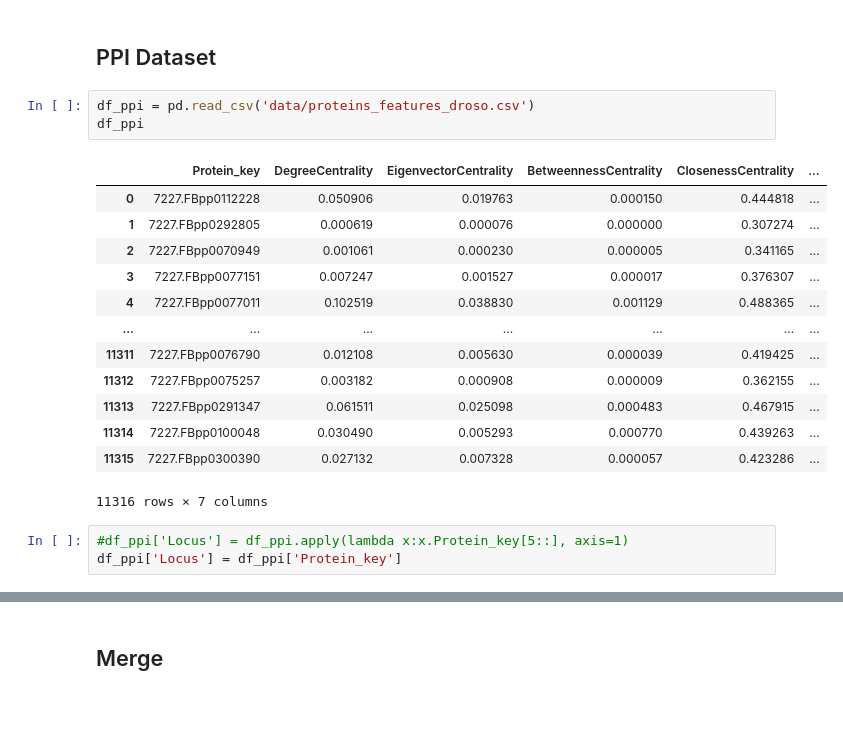
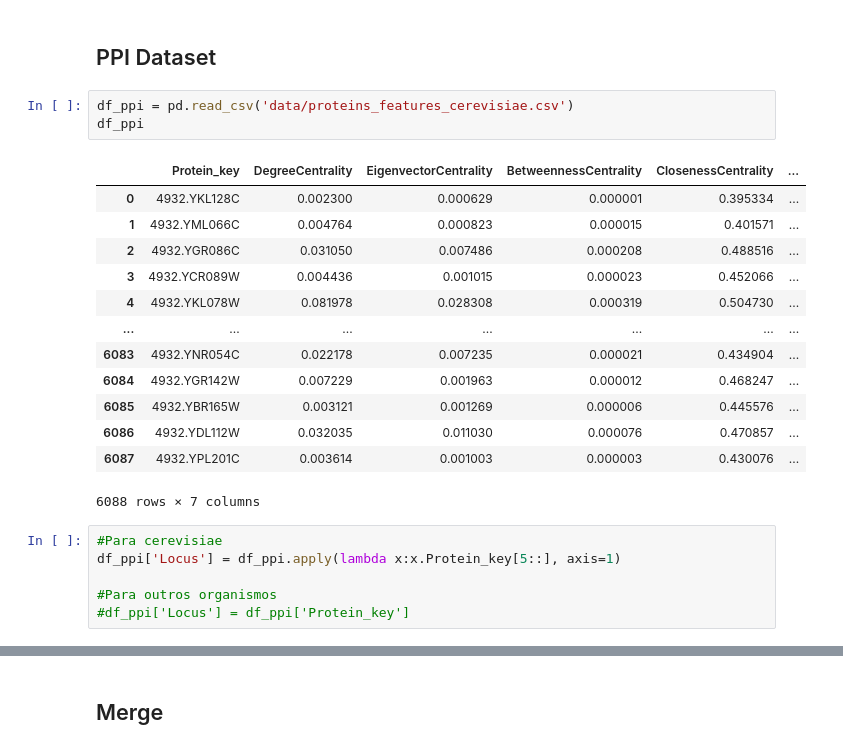
Before and after one commit to JessicaIta/sequence-protein-features, a Jupyter notebook: sequence-protein-features.ipynb, the cells around one changed output, grey strips where cells are left out. Drawn from its saved outputs; the diff is of its cells as text; blank space fills up the shorter version.

```diff
--- a/sequence-protein-features.ipynb
+++ b/sequence-protein-features.ipynb
@@ -129,25 +145,28 @@ df_bio
 # %% [markdown]
 ## PPI Dataset
 # %%
-df_ppi = pd.read_csv('data/proteins_features_droso.csv')
+df_ppi = pd.read_csv('data/proteins_features_cerevisiae.csv')
 df_ppi
 # %% [output]
 |  | Protein_key | DegreeCentrality | EigenvectorCentrality | BetweennessCentrality | ClosenessCentrality | ... |
-| 0 | 7227.FBpp0112228 | 0.050906 | 0.019763 | 0.000150 | 0.444818 | ... |
-| 1 | 7227.FBpp0292805 | 0.000619 | 0.000076 | 0.000000 | 0.307274 | ... |
-| 2 | 7227.FBpp0070949 | 0.001061 | 0.000230 | 0.000005 | 0.341165 | ... |
-| 3 | 7227.FBpp0077151 | 0.007247 | 0.001527 | 0.000017 | 0.376307 | ... |
-| 4 | 7227.FBpp0077011 | 0.102519 | 0.038830 | 0.001129 | 0.488365 | ... |
+| 0 | 4932.YKL128C | 0.002300 | 0.000629 | 0.000001 | 0.395334 | ... |
+| 1 | 4932.YML066C | 0.004764 | 0.000823 | 0.000015 | 0.401571 | ... |
+| 2 | 4932.YGR086C | 0.031050 | 0.007486 | 0.000208 | 0.488516 | ... |
+| 3 | 4932.YCR089W | 0.004436 | 0.001015 | 0.000023 | 0.452066 | ... |
+| 4 | 4932.YKL078W | 0.081978 | 0.028308 | 0.000319 | 0.504730 | ... |
 | ... | ... | ... | ... | ... | ... | ... |
-| 11311 | 7227.FBpp0076790 | 0.012108 | 0.005630 | 0.000039 | 0.419425 | ... |
-| 11312 | 7227.FBpp0075257 | 0.003182 | 0.000908 | 0.000009 | 0.362155 | ... |
-| 11313 | 7227.FBpp0291347 | 0.061511 | 0.025098 | 0.000483 | 0.467915 | ... |
-| 11314 | 7227.FBpp0100048 | 0.030490 | 0.005293 | 0.000770 | 0.439263 | ... |
-| 11315 | 7227.FBpp0300390 | 0.027132 | 0.007328 | 0.000057 | 0.423286 | ... |
+| 6083 | 4932.YNR054C | 0.022178 | 0.007235 | 0.000021 | 0.434904 | ... |
+| 6084 | 4932.YGR142W | 0.007229 | 0.001963 | 0.000012 | 0.468247 | ... |
+| 6085 | 4932.YBR165W | 0.003121 | 0.001269 | 0.000006 | 0.445576 | ... |
+| 6086 | 4932.YDL112W | 0.032035 | 0.011030 | 0.000076 | 0.470857 | ... |
+| 6087 | 4932.YPL201C | 0.003614 | 0.001003 | 0.000003 | 0.430076 | ... |
-11316 rows × 7 columns
+6088 rows × 7 columns
 # %%
-#df_ppi['Locus'] = df_ppi.apply(lambda x:x.Protein_key[5::], axis=1)
-df_ppi['Locus'] = df_ppi['Protein_key']
+#Para cerevisiae
+df_ppi['Locus'] = df_ppi.apply(lambda x:x.Protein_key[5::], axis=1)
+
+#Para outros organismos
+#df_ppi['Locus'] = df_ppi['Protein_key']
 # %%
 df_ppi
 # %% [output]
```
Also changed, not shown: parts of 10 cells of this notebook, 2 other files.
